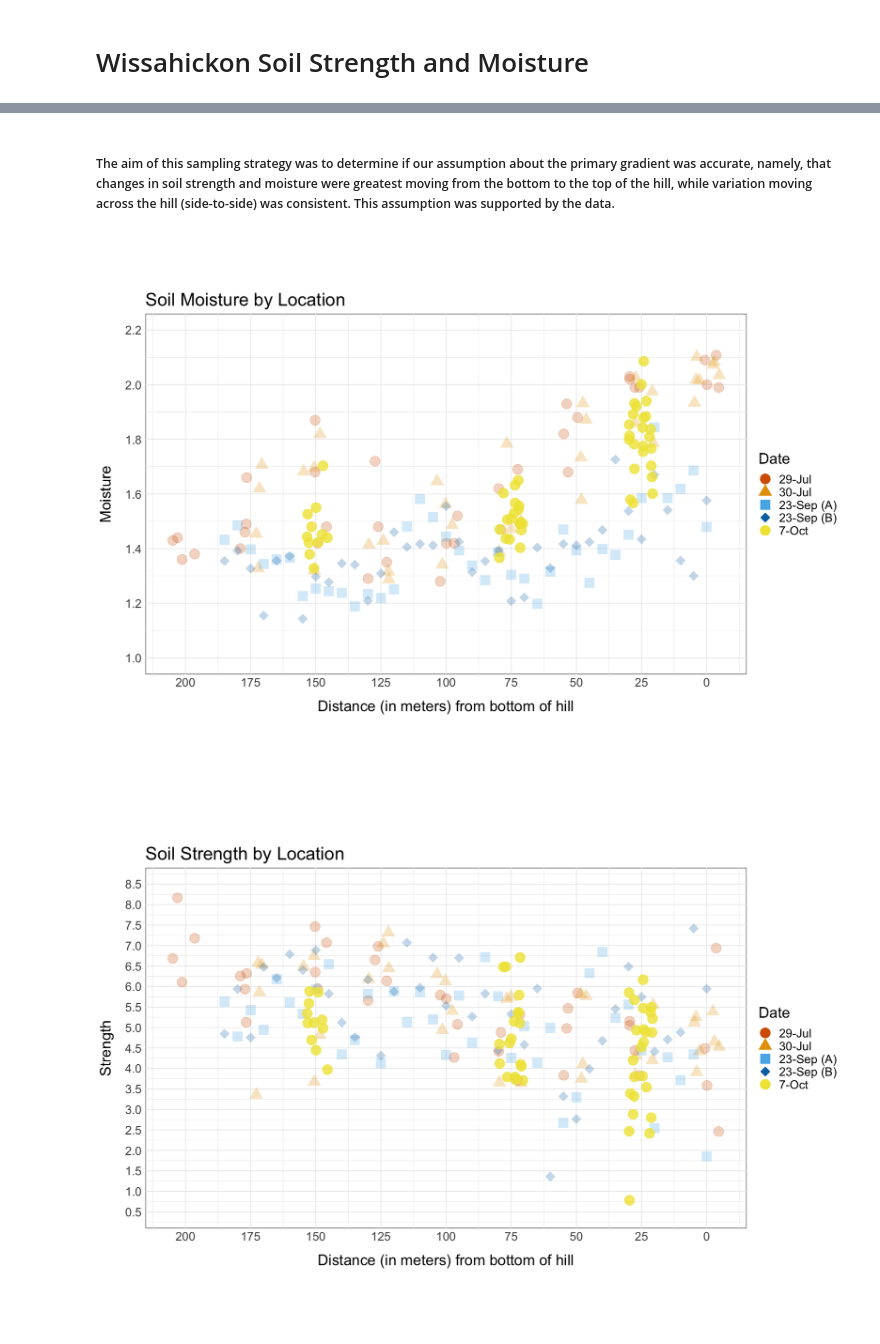
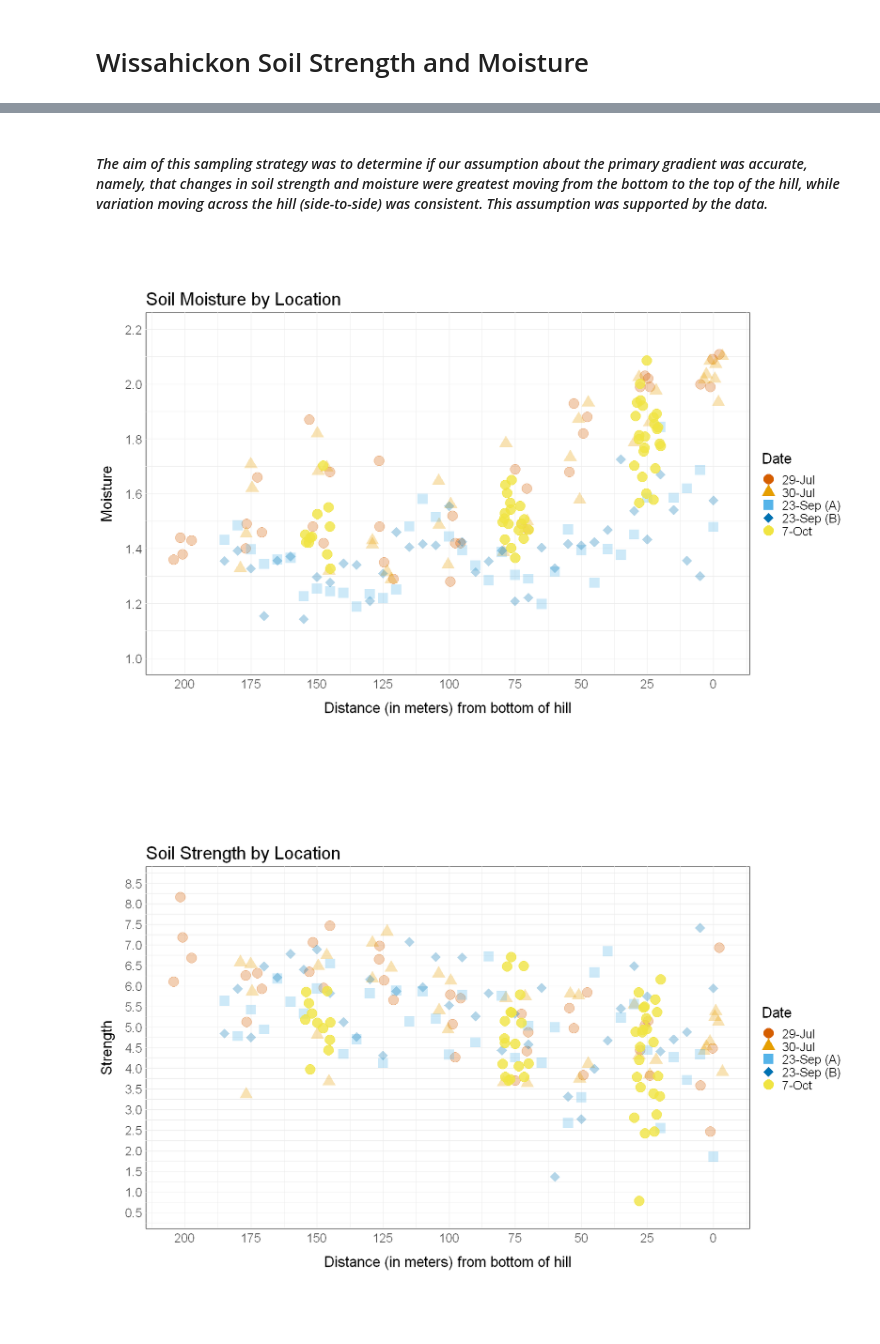
Before and after one commit to cristinagwilson/data-foraging-in-human-robot-teams, a Jupyter notebook: Field Work/WissahickonSoil.ipynb, the cells around one changed output, grey strips where cells are left out. Saved outputs shown, nothing was run; the diff lists cells and outputs as text; code cells hidden in the pictures.

```diff
--- a/Field Work/WissahickonSoil.ipynb
+++ b/Field Work/WissahickonSoil.ipynb
@@ -23,7 +24,9 @@ Aug8 <- WissDat.split$`8-Aug`
 Sept23a <- WissDat.split$`23-Sep (A)`
 Sept23b <- WissDat.split$`23-Sep (B)`
 Oct7 <- WissDat.split$`7-Oct`
+May19 <- WissDat.split$`19-May`
+May20 <- WissDat.split$`20-May`
 
 # create colorblind friendly palette for plotting
-cbp1 <- c("#D55E00", "#E69F00", "#56B4E9", "#0072B2","#F0E442","#009E73","#999999", "#CC79A7")
+cbp1 <- c("#D55E00", "#E69F00", "#56B4E9", "#0072B2","#F0E442","#009E73","#999999", "#CC79A7", "#999933")
 # %% [output]
@@ -134,7 +148,7 @@ print (ggplot(WissDat.Transect, aes(x=DistJitter, y=Strength, color=Date, shape=
 
 <img src="SamplingEnvironmentOctober2020.jpg" width="600" height="500" align="left" />
 # %% [markdown]
-##### The aim of this sampling strategy was to determine if our assumption about the primary gradient was accurate, namely, that changes in soil strength and moisture were greatest moving from the bottom to the top of the hill, while variation moving across the hill (side-to-side) was consistent. This assumption was supported by the data.
+#### *The aim of this sampling strategy was to determine if our assumption about the primary gradient was accurate, namely, that changes in soil strength and moisture were greatest moving from the bottom to the top of the hill, while variation moving across the hill (side-to-side) was consistent. This assumption was supported by the data.*
 # %%
 # moisture by location plot that now includes data collection in October 2020
 WissDat.Transect <- rbind(July29, July30, Sept23a, Sept23b, Oct7)
@@ -142,39 +156,39 @@ WissDat.Transect$DistJitter <- ifelse(WissDat.Transect$Date == "29-Jul" | WissDa
                                       WissDat.Transect$Date == "7-Oct", jitter(WissDat.Transect$Distance,
                                       amount = 5), WissDat.Transect$Distance)
 WissDat.Transect$Date <- factor(WissDat.Transect$Date, levels = c("29-Jul", "30-Jul", "23-Sep (A)", "23-Sep (B)", "7-Oct"))
-alpha <- ifelse(WissDat.Transect$Date == "7-Oct", .8, .25)
+alpha <- ifelse(WissDat.Transect$Date == "7-Oct", .8, .3)
 options (repr.plot.width=14, repr.plot.height=10)
 print (ggplot(WissDat.Transect, aes(x=DistJitter, y=Moisture, color=Date, shape=Date)) +
     geom_point(size=6, alpha=alpha) +
     scale_x_reverse (name = "Distance (in meters) from bottom of hill", breaks = seq(0,200,25)) +
     scale_y_continuous (breaks = seq(1, 2.2, .2), limits = c(1, 2.2)) +
     scale_color_manual (values = cbp1) +
     scale_shape_manual (values = c(19,17,15,18,19)) +
     theme_minimal() +
     ggtitle ("Soil Moisture by Location") +
     theme (text = element_text(size=20),
            axis.title.x = element_text(margin = margin(15,0,0,0)),
            axis.title.y = element_text(margin = margin(0,15,0,0)),
            panel.background = element_rect(fill = NA, color = "black"),
            aspect.ratio = .6) )
 
-# strength by location plot that now includes data collection in September 2020
+# strength by location plot that now includes data collection in October 2020
 options (repr.plot.width=14, repr.plot.height=10)
 print (ggplot(WissDat.Transect, aes(x=DistJitter, y=Strength, color=Date, shape=Date)) +
     geom_point(size=6, alpha=alpha) +
     scale_x_reverse (name = "Distance (in meters) from bottom of hill", breaks = seq(0,200,25)) +
     scale_y_continuous (breaks = seq(0.5, 8.5, .5), limits = c(0.5, 8.5)) +
     scale_color_manual (values = cbp1) +
     scale_shape_manual (values = c(19,17,15,18,19)) +
     theme_minimal() +
     ggtitle ("Soil Strength by Location") +
     theme (text = element_text(size=20),
            axis.title.x = element_text(margin = margin(15,0,0,0)),
            axis.title.y = element_text(margin = margin(0,15,0,0)),
            panel.background = element_rect(fill = NA, color = "black"),
            aspect.ratio = .6) )
 # %% [output]
-[figure, old version]
+[figure, new version]
-[figure, old version]
+[figure, new version]
 # %% [markdown]
 <img src="October2020Force.png" width="900" height="400" align="left"/>
```
Also changed, not shown: parts of 20 cells of this notebook, 10 other files.
